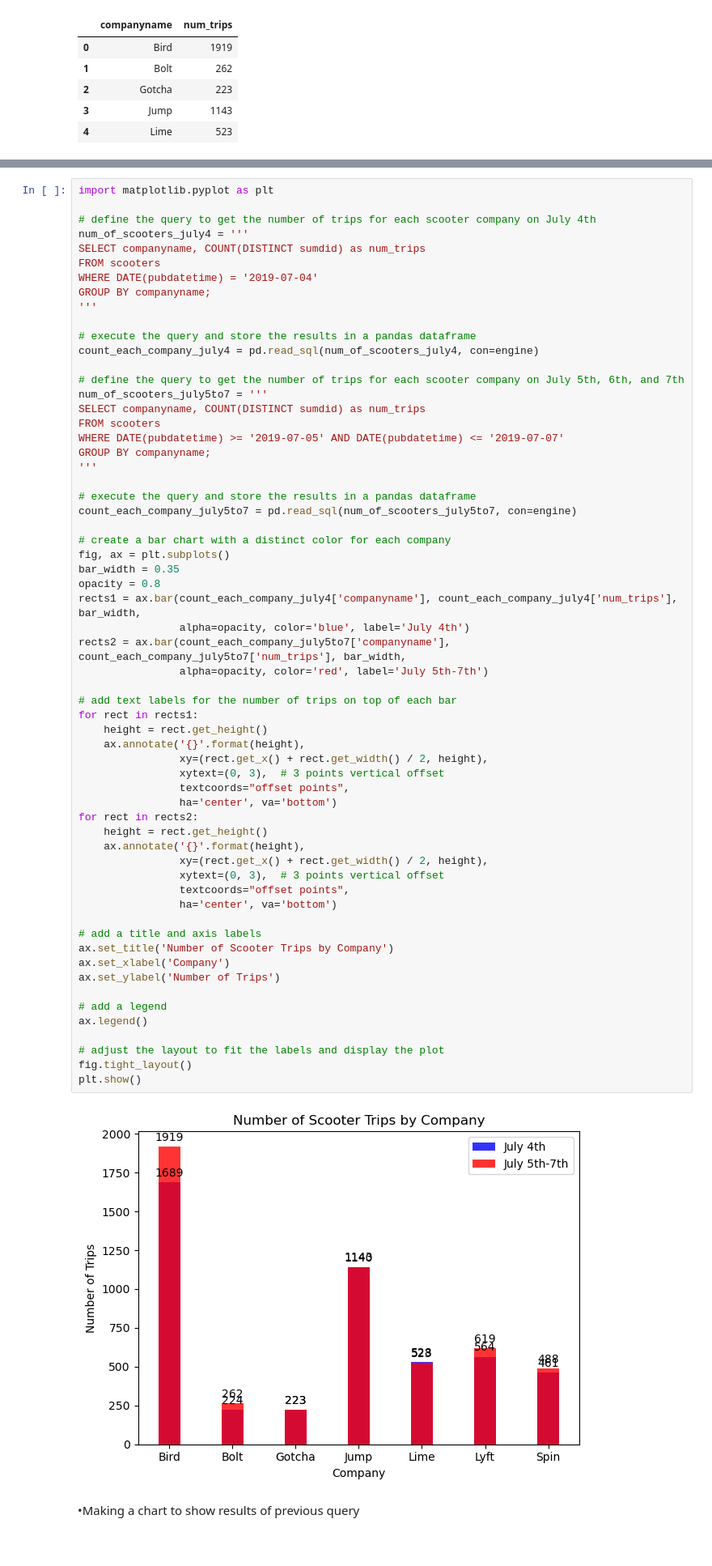
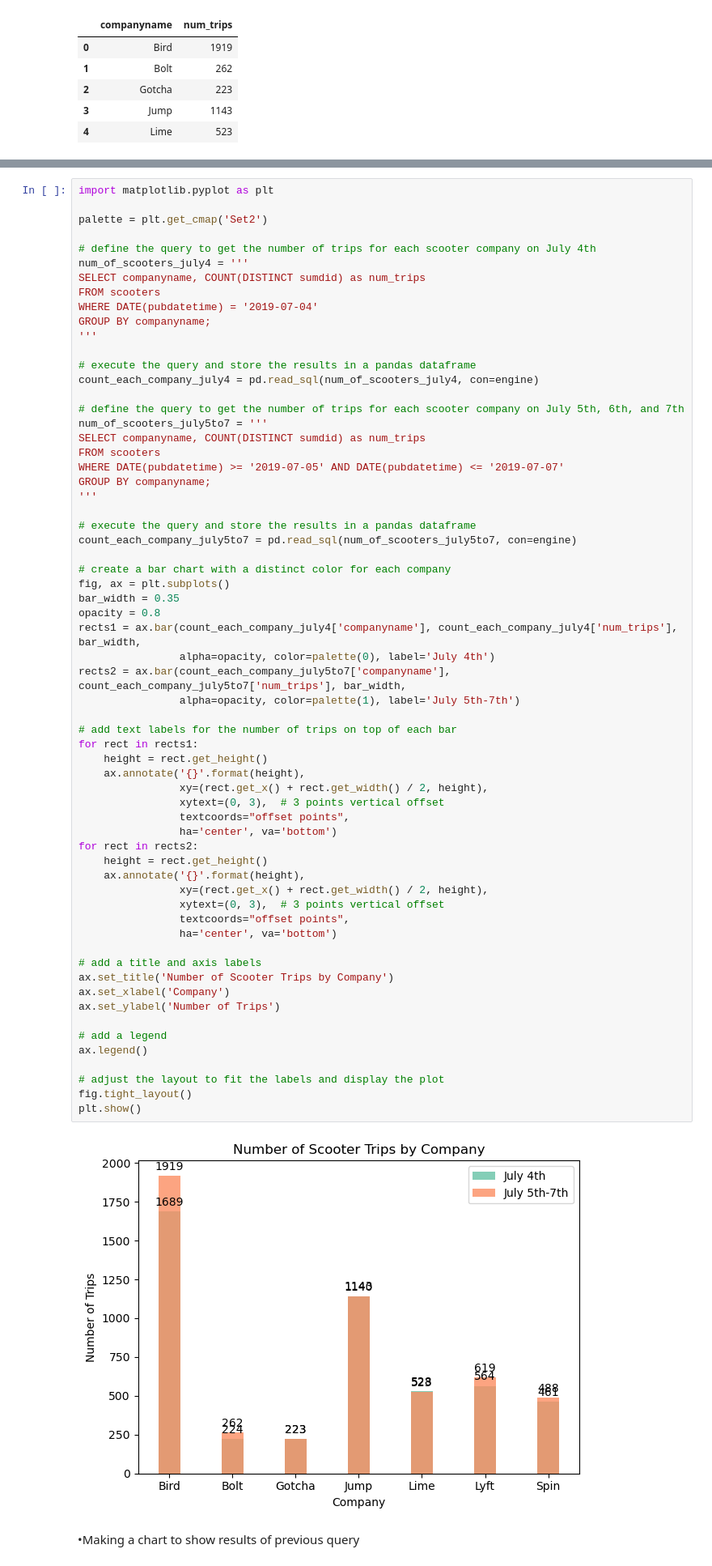
Before and after one commit to NSS-Data-Analytics-Cohort-8/scooter-partner1-whenhugocallsuspythonistas, a Jupyter notebook: notebooks/deliverables.ipynb, the cells around one changed output, grey strips where cells are left out. Shown at 81% size. Drawn from its saved outputs; the diff is of its cells as text.

```diff
--- a/notebooks/deliverables.ipynb
+++ b/notebooks/deliverables.ipynb
@@ -295,5 +361,7 @@ plt.show()
 # %%
 import matplotlib.pyplot as plt
+
+palette = plt.get_cmap('Set2')
 
 # define the query to get the number of trips for each scooter company on July 4th
 num_of_scooters_july4 = '''
@@ -322,39 +390,39 @@ fig, ax = plt.subplots()
 bar_width = 0.35
 opacity = 0.8
 rects1 = ax.bar(count_each_company_july4['companyname'], count_each_company_july4['num_trips'], bar_width,
-                alpha=opacity, color='blue', label='July 4th')
+                alpha=opacity, color=palette(0), label='July 4th')
 rects2 = ax.bar(count_each_company_july5to7['companyname'], count_each_company_july5to7['num_trips'], bar_width,
-                alpha=opacity, color='red', label='July 5th-7th')
+                alpha=opacity, color=palette(1), label='July 5th-7th')
 
 # add text labels for the number of trips on top of each bar
 for rect in rects1:
     height = rect.get_height()
     ax.annotate('{}'.format(height),
                 xy=(rect.get_x() + rect.get_width() / 2, height),
                 xytext=(0, 3),  # 3 points vertical offset
                 textcoords="offset points",
                 ha='center', va='bottom')
 for rect in rects2:
     height = rect.get_height()
     ax.annotate('{}'.format(height),
                 xy=(rect.get_x() + rect.get_width() / 2, height),
                 xytext=(0, 3),  # 3 points vertical offset
                 textcoords="offset points",
                 ha='center', va='bottom')
 
 # add a title and axis labels
 ax.set_title('Number of Scooter Trips by Company')
 ax.set_xlabel('Company')
 ax.set_ylabel('Number of Trips')
 
 # add a legend
 ax.legend()
 
 # adjust the layout to fit the labels and display the plot
 fig.tight_layout()
 plt.show()
 # %% [output]
-[figure, old version]
+[figure, new version]
 # %% [markdown]
 •Making a chart to show results of previous query
 # %%
```
Also changed, not shown: parts of 8 cells of this notebook, 11 other files.
